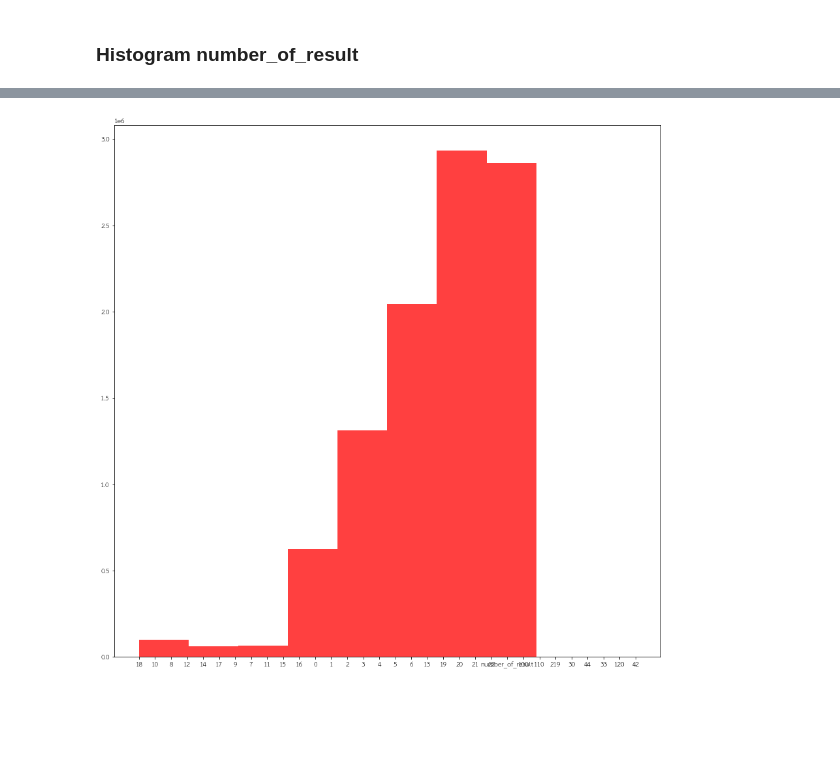
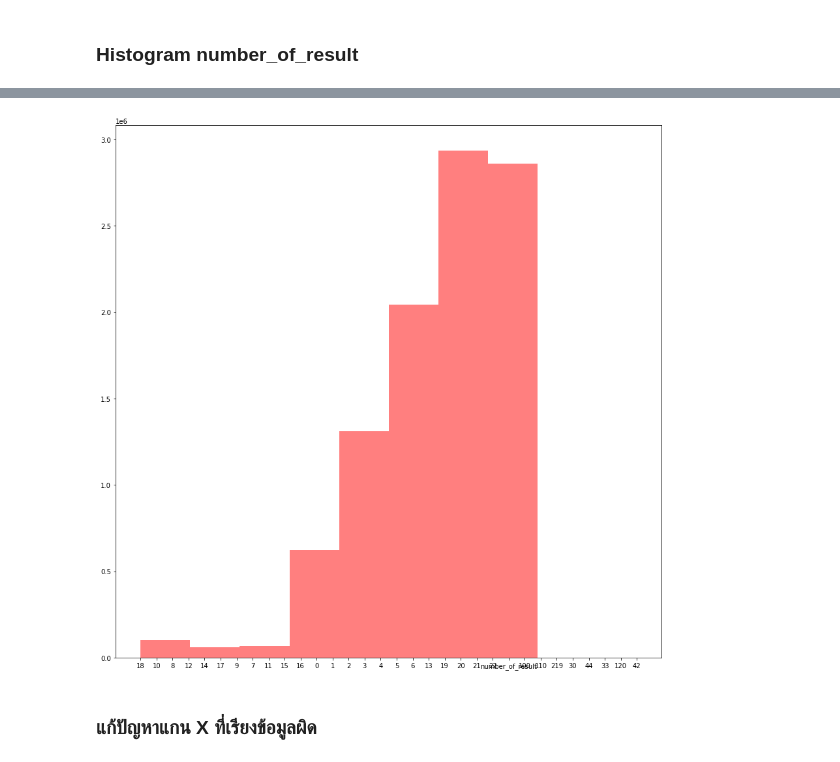
Before and after one commit to bebeam2942/data_viz, a Jupyter notebook: Visualize_Data_Comparison.ipynb, the cells around one changed output, grey strips where cells are left out. Saved outputs shown, nothing was run; the diff lists cells and outputs as text; code cells hidden in the pictures; blank space fills up the shorter version.

```diff
--- a/Visualize_Data_Comparison.ipynb
+++ b/Visualize_Data_Comparison.ipynb
@@ -200,6 +211,6 @@ ValueError: ignored
 # %%
 import matplotlib
 matplotlib.rcParams['figure.figsize']=[15,15]
-output = plt.hist(list(data['number_of_result']),10,facecolor = 'red' ,alpha = 0.75)
+output = plt.hist(list(data['number_of_result']),10,facecolor = 'red' ,alpha = 0.5)  #ต้องจัดการตัวหนังสือออก
 # %% [output]
-[figure, old version]
+[figure, new version]
@@ -207,0 +217,2 @@ output = plt.hist(list(data['number_of_result']),10,facecolor = 'red' ,alpha = 0
+# %% [markdown]
+### แก้ปัญหาแกน X ที่เรียงข้อมูลผิด
```
Also changed, not shown: parts of 16 cells of this notebook.
